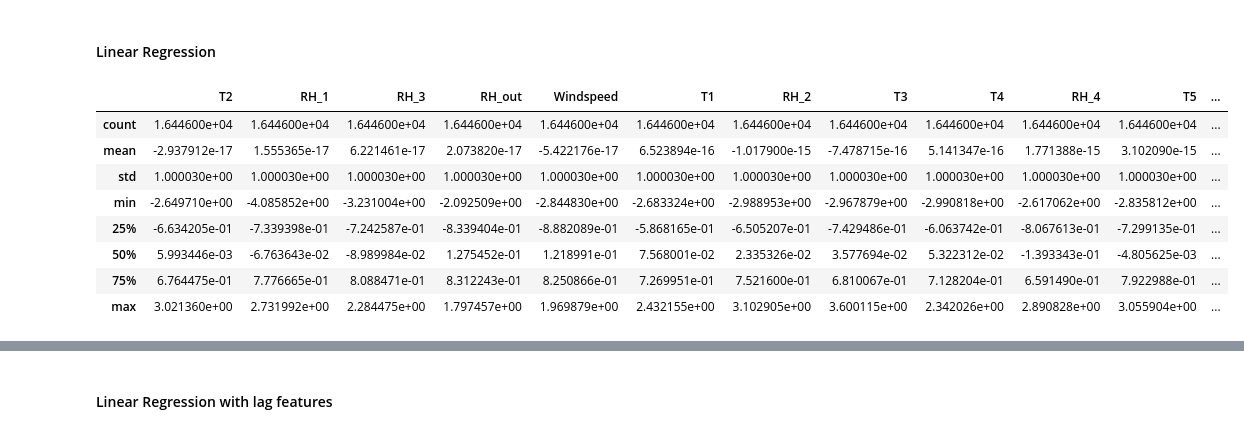
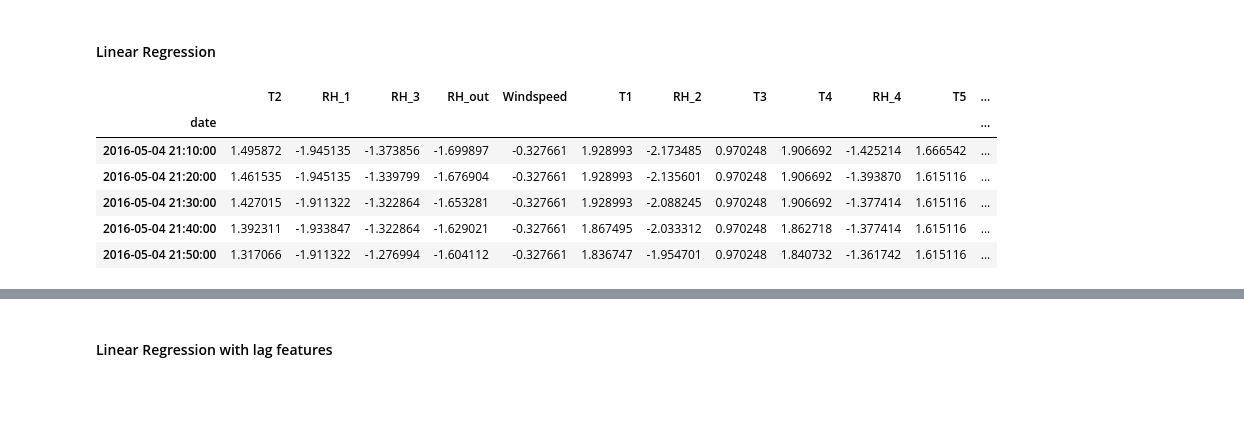
Before and after one commit to bitrao/Appliance-Energy-Use-Prediction, a Jupyter notebook: Energy-Used-Prediction.ipynb, the cells around one changed output, grey strips where cells are left out. Saved outputs shown, nothing was run; the diff lists cells and outputs as text; code cells hidden in the pictures; blank space fills up the shorter version.

```diff
--- a/Energy-Used-Prediction.ipynb
+++ b/Energy-Used-Prediction.ipynb
@@ -789,14 +803,12 @@ def train_and_report(model, X_train, y_train, X_test, y_test, model_name="", gri
 # %% [markdown]
 #### Linear Regression
 # %%
-X_train_nolag.describe()
+X_train_nolag.tail()
 # %% [output]
 |  | T2 | RH_1 | RH_3 | RH_out | Windspeed | T1 | RH_2 | T3 | T4 | RH_4 | T5 | ... |
-| count | 1.644600e+04 | 1.644600e+04 | 1.644600e+04 | 1.644600e+04 | 1.644600e+04 | 1.644600e+04 | 1.644600e+04 | 1.644600e+04 | 1.644600e+04 | 1.644600e+04 | 1.644600e+04 | ... |
-| mean | -2.937912e-17 | 1.555365e-17 | 6.221461e-17 | 2.073820e-17 | -5.422176e-17 | 6.523894e-16 | -1.017900e-15 | -7.478715e-16 | 5.141347e-16 | 1.771388e-15 | 3.102090e-15 | ... |
-| std | 1.000030e+00 | 1.000030e+00 | 1.000030e+00 | 1.000030e+00 | 1.000030e+00 | 1.000030e+00 | 1.000030e+00 | 1.000030e+00 | 1.000030e+00 | 1.000030e+00 | 1.000030e+00 | ... |
-| min | -2.649710e+00 | -4.085852e+00 | -3.231004e+00 | -2.092509e+00 | -2.844830e+00 | -2.683324e+00 | -2.988953e+00 | -2.967879e+00 | -2.990818e+00 | -2.617062e+00 | -2.835812e+00 | ... |
-| 25% | -6.634205e-01 | -7.339398e-01 | -7.242587e-01 | -8.339404e-01 | -8.882089e-01 | -5.868165e-01 | -6.505207e-01 | -7.429486e-01 | -6.063742e-01 | -8.067613e-01 | -7.299135e-01 | ... |
-| 50% | 5.993446e-03 | -6.763643e-02 | -8.989984e-02 | 1.275452e-01 | 1.218991e-01 | 7.568001e-02 | 2.335326e-02 | 3.577694e-02 | 5.322312e-02 | -1.393343e-01 | -4.805625e-03 | ... |
-| 75% | 6.764475e-01 | 7.776665e-01 | 8.088471e-01 | 8.312243e-01 | 8.250866e-01 | 7.269951e-01 | 7.521600e-01 | 6.810067e-01 | 7.128204e-01 | 6.591490e-01 | 7.922988e-01 | ... |
-| max | 3.021360e+00 | 2.731992e+00 | 2.284475e+00 | 1.797457e+00 | 1.969879e+00 | 2.432155e+00 | 3.102905e+00 | 3.600115e+00 | 2.342026e+00 | 2.890828e+00 | 3.055904e+00 | ... |
+| date |  |  |  |  |  |  |  |  |  |  |  | ... |
+| 2016-05-04 21:10:00 | 1.495872 | -1.945135 | -1.373856 | -1.699897 | -0.327661 | 1.928993 | -2.173485 | 0.970248 | 1.906692 | -1.425214 | 1.666542 | ... |
+| 2016-05-04 21:20:00 | 1.461535 | -1.945135 | -1.339799 | -1.676904 | -0.327661 | 1.928993 | -2.135601 | 0.970248 | 1.906692 | -1.393870 | 1.615116 | ... |
+| 2016-05-04 21:30:00 | 1.427015 | -1.911322 | -1.322864 | -1.653281 | -0.327661 | 1.928993 | -2.088245 | 0.970248 | 1.906692 | -1.377414 | 1.615116 | ... |
+| 2016-05-04 21:40:00 | 1.392311 | -1.933847 | -1.322864 | -1.629021 | -0.327661 | 1.867495 | -2.033312 | 0.970248 | 1.862718 | -1.377414 | 1.615116 | ... |
+| 2016-05-04 21:50:00 | 1.317066 | -1.911322 | -1.276994 | -1.604112 | -0.327661 | 1.836747 | -1.954701 | 0.970248 | 1.840732 | -1.361742 | 1.615116 | ... |
```
Also changed, not shown: parts of 13 cells of this notebook.
